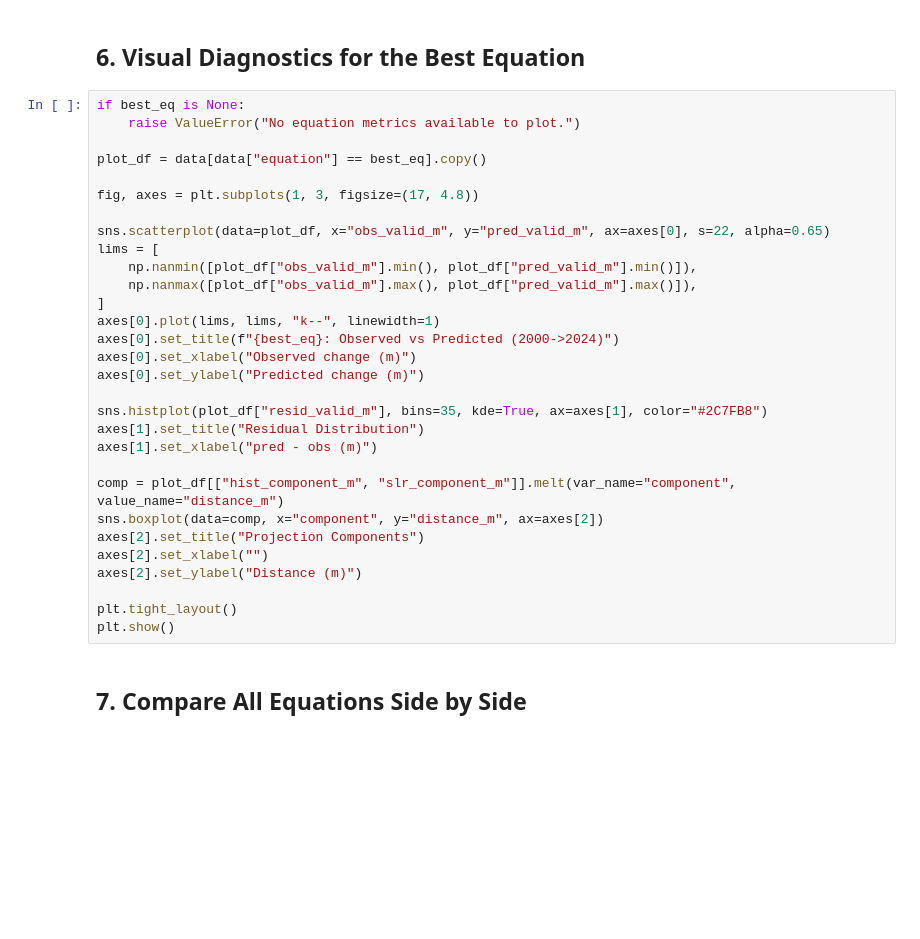
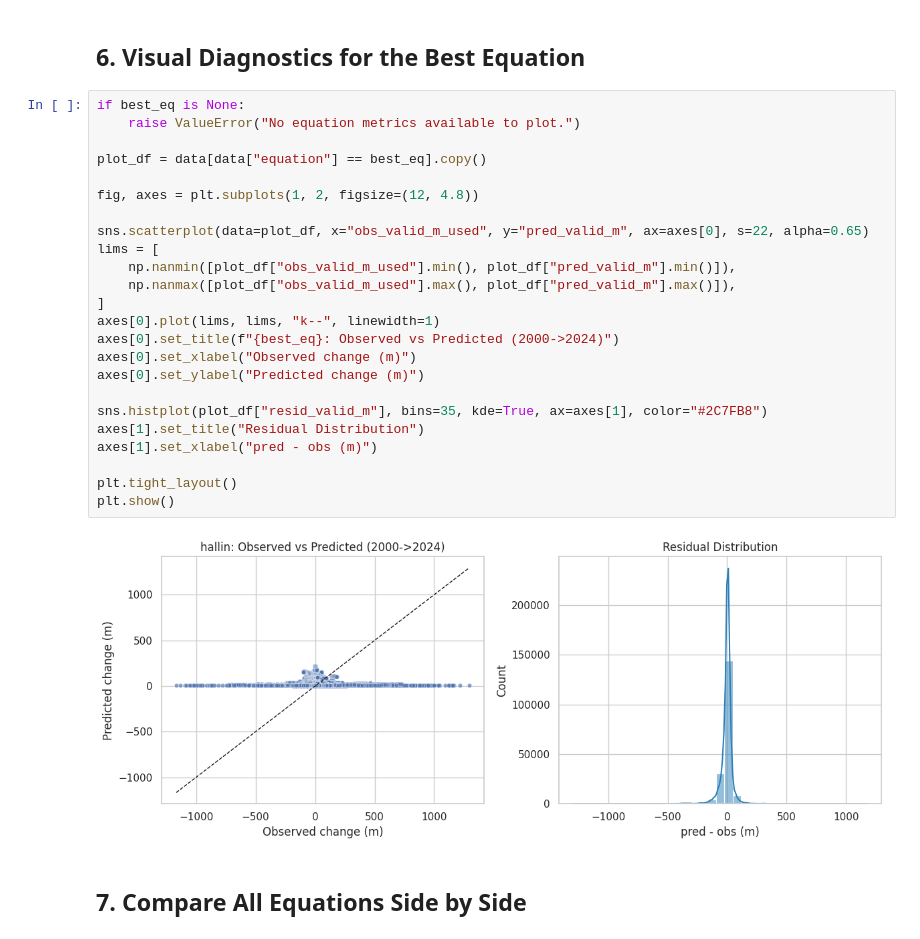
Before and after one commit to RNC-Research-Group/Bruun-rule-yaxiong, a Jupyter notebook: bruunvalidation.ipynb, the cells around one changed output. Drawn from its saved outputs; the diff is of its cells as text; blank space fills up the shorter version.

```diff
--- a/bruunvalidation.ipynb
+++ b/bruunvalidation.ipynb
@@ -265,33 +465,29 @@ else:
 # %%
 if best_eq is None:
     raise ValueError("No equation metrics available to plot.")
 
 plot_df = data[data["equation"] == best_eq].copy()
 
-fig, axes = plt.subplots(1, 3, figsize=(17, 4.8))
+fig, axes = plt.subplots(1, 2, figsize=(12, 4.8))
 
-sns.scatterplot(data=plot_df, x="obs_valid_m", y="pred_valid_m", ax=axes[0], s=22, alpha=0.65)
+sns.scatterplot(data=plot_df, x="obs_valid_m_used", y="pred_valid_m", ax=axes[0], s=22, alpha=0.65)
 lims = [
-    np.nanmin([plot_df["obs_valid_m"].min(), plot_df["pred_valid_m"].min()]),
-    np.nanmax([plot_df["obs_valid_m"].max(), plot_df["pred_valid_m"].max()]),
+    np.nanmin([plot_df["obs_valid_m_used"].min(), plot_df["pred_valid_m"].min()]),
+    np.nanmax([plot_df["obs_valid_m_used"].max(), plot_df["pred_valid_m"].max()]),
 ]
 axes[0].plot(lims, lims, "k--", linewidth=1)
 axes[0].set_title(f"{best_eq}: Observed vs Predicted (2000->2024)")
 axes[0].set_xlabel("Observed change (m)")
 axes[0].set_ylabel("Predicted change (m)")
 
 sns.histplot(plot_df["resid_valid_m"], bins=35, kde=True, ax=axes[1], color="#2C7FB8")
 axes[1].set_title("Residual Distribution")
 axes[1].set_xlabel("pred - obs (m)")
 
-comp = plot_df[["hist_component_m", "slr_component_m"]].melt(var_name="component", value_name="distance_m")
-sns.boxplot(data=comp, x="component", y="distance_m", ax=axes[2])
-axes[2].set_title("Projection Components")
-axes[2].set_xlabel("")
-axes[2].set_ylabel("Distance (m)")
-
 plt.tight_layout()
 plt.show()
+# %% [output]
+[figure, added]
 # %% [markdown]
 ## 7. Compare All Equations Side by Side
 # %%
```
Also changed, not shown: parts of 12 cells of this notebook, 3 other files.
